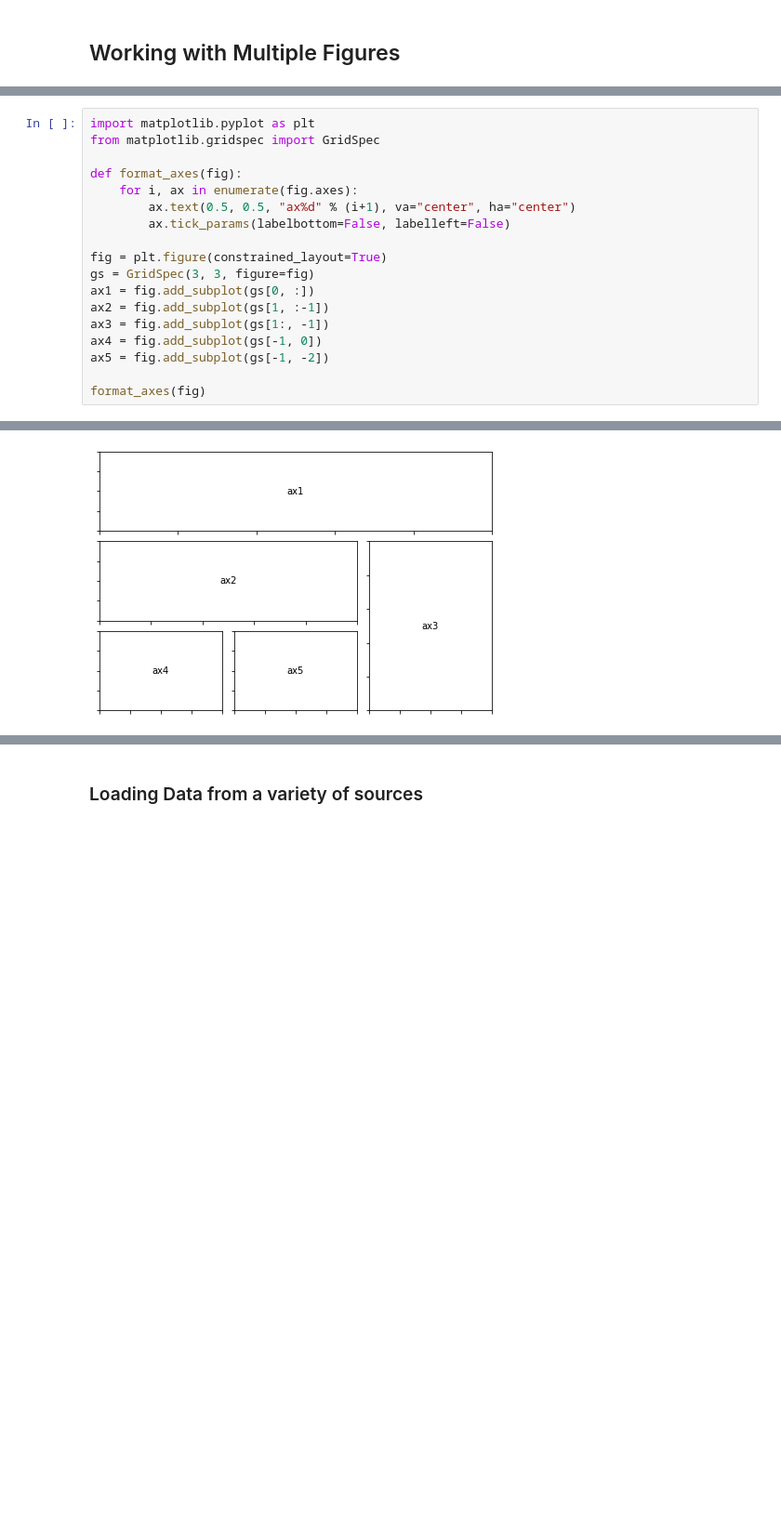
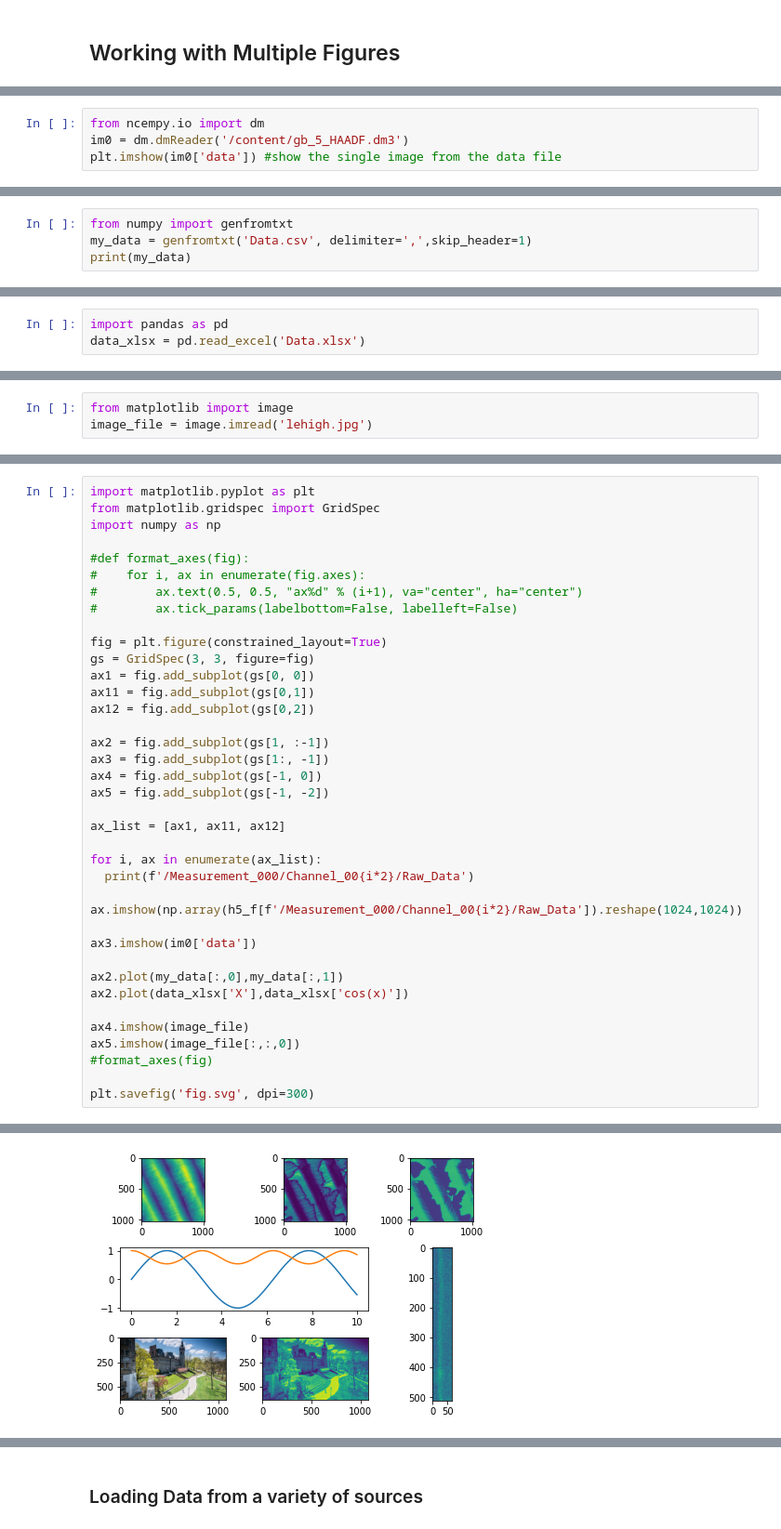
Before and after one commit to jagar2/Summer_2020_MAT-395-495_Scientific-Data-Analysis-and-Computing, a Jupyter notebook: lectures/4_Visualization/MAT_495_Pre_Lecture_2_Visual_Displays_of_Graphical_Information.ipynb, the cells around one changed output, grey strips where cells are left out. Shown at 93% size. Drawn from its saved outputs; the diff is of its cells as text; blank space fills up the shorter version.

```diff
--- a/lectures/4_Visualization/MAT_495_Pre_Lecture_2_Visual_Displays_of_Graphical_Information.ipynb
+++ b/lectures/4_Visualization/MAT_495_Pre_Lecture_2_Visual_Displays_of_Graphical_Information.ipynb
@@ -4,0 +134,4 @@
+# %%
+from ncempy.io import dm
+im0 = dm.dmReader('/content/gb_5_HAADF.dm3')
+plt.imshow(im0['data']) #show the single image from the data file
@@ -4,0 +145,4 @@
+# %%
+from numpy import genfromtxt
+my_data = genfromtxt('Data.csv', delimiter=',',skip_header=1)
+print(my_data)
@@ -4,0 +157,3 @@
+# %%
+import pandas as pd
+data_xlsx = pd.read_excel('Data.xlsx')
@@ -4,0 +173,3 @@
+# %%
+from matplotlib import image
+image_file = image.imread('lehigh.jpg')
@@ -5,19 +180,38 @@
 # %%
 import matplotlib.pyplot as plt
 from matplotlib.gridspec import GridSpec
+import numpy as np
 
-def format_axes(fig):
-    for i, ax in enumerate(fig.axes):
-        ax.text(0.5, 0.5, "ax%d" % (i+1), va="center", ha="center")
-        ax.tick_params(labelbottom=False, labelleft=False)
+#def format_axes(fig):
+#    for i, ax in enumerate(fig.axes):
+#        ax.text(0.5, 0.5, "ax%d" % (i+1), va="center", ha="center")
+#        ax.tick_params(labelbottom=False, labelleft=False)
 
 fig = plt.figure(constrained_layout=True)
 gs = GridSpec(3, 3, figure=fig)
-ax1 = fig.add_subplot(gs[0, :])
+ax1 = fig.add_subplot(gs[0, 0])
+ax11 = fig.add_subplot(gs[0,1])
+ax12 = fig.add_subplot(gs[0,2])
+
 ax2 = fig.add_subplot(gs[1, :-1])
 ax3 = fig.add_subplot(gs[1:, -1])
 ax4 = fig.add_subplot(gs[-1, 0])
 ax5 = fig.add_subplot(gs[-1, -2])
 
-format_axes(fig)
+ax_list = [ax1, ax11, ax12]
+
+for i, ax in enumerate(ax_list):
+  print(f'/Measurement_000/Channel_00{i*2}/Raw_Data')
+  ax.imshow(np.array(h5_f[f'/Measurement_000/Channel_00{i*2}/Raw_Data']).reshape(1024,1024))
+
+ax3.imshow(im0['data'])
+
+ax2.plot(my_data[:,0],my_data[:,1])
+ax2.plot(data_xlsx['X'],data_xlsx['cos(x)'])
+
+ax4.imshow(image_file)
+ax5.imshow(image_file[:,:,0])
+#format_axes(fig)
+
+plt.savefig('fig.svg', dpi=300)
 # %% [output]
@@ -24 +221 @@ format_axes(fig)
-[figure, old version]
+[figure, new version]
```
Also changed, not shown: parts of 19 cells of this notebook.
